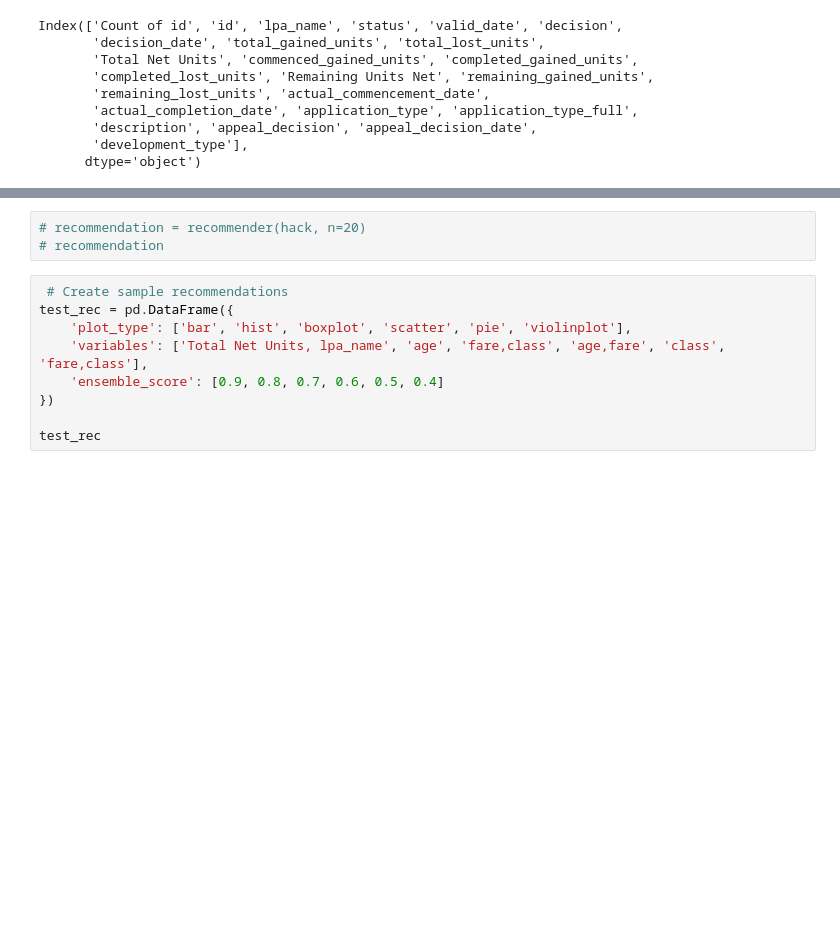
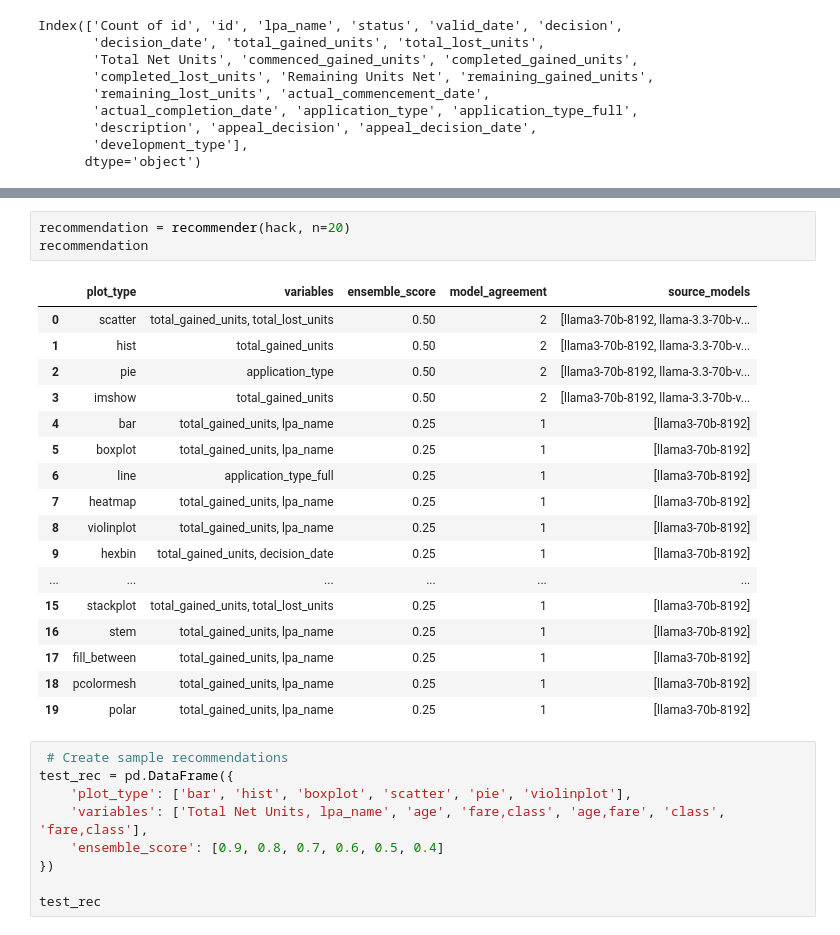
Before and after one commit to jerryola1/PlotSenseAI, a Jupyter notebook: test.ipynb, the cells around one changed output, grey strips where cells are left out. Drawn from its saved outputs; the diff is of its cells as text; blank space fills up the shorter version.

```diff
--- a/test.ipynb
+++ b/test.ipynb
@@ -79,6 +82,24 @@ Index(['Count of id', 'id', 'lpa_name', 'status', 'valid_date', 'decision',
 # %%
-# recommendation = recommender(hack, n=20)
-# recommendation
+recommendation = recommender(hack, n=20)
+recommendation
+# %% [output]
+|  | plot_type | variables | ensemble_score | model_agreement | source_models |
+| 0 | scatter | total_gained_units, total_lost_units | 0.50 | 2 | [llama3-70b-8192, llama-3.3-70b-v... |
+| 1 | hist | total_gained_units | 0.50 | 2 | [llama3-70b-8192, llama-3.3-70b-v... |
+| 2 | pie | application_type | 0.50 | 2 | [llama3-70b-8192, llama-3.3-70b-v... |
+| 3 | imshow | total_gained_units | 0.50 | 2 | [llama3-70b-8192, llama-3.3-70b-v... |
+| 4 | bar | total_gained_units, lpa_name | 0.25 | 1 | [llama3-70b-8192] |
+| 5 | boxplot | total_gained_units, lpa_name | 0.25 | 1 | [llama3-70b-8192] |
+| 6 | line | application_type_full | 0.25 | 1 | [llama3-70b-8192] |
+| 7 | heatmap | total_gained_units, lpa_name | 0.25 | 1 | [llama3-70b-8192] |
+| 8 | violinplot | total_gained_units, lpa_name | 0.25 | 1 | [llama3-70b-8192] |
+| 9 | hexbin | total_gained_units, decision_date | 0.25 | 1 | [llama3-70b-8192] |
+| ... | ... | ... | ... | ... | ... |
+| 15 | stackplot | total_gained_units, total_lost_units | 0.25 | 1 | [llama3-70b-8192] |
+| 16 | stem | total_gained_units, lpa_name | 0.25 | 1 | [llama3-70b-8192] |
+| 17 | fill_between | total_gained_units, lpa_name | 0.25 | 1 | [llama3-70b-8192] |
+| 18 | pcolormesh | total_gained_units, lpa_name | 0.25 | 1 | [llama3-70b-8192] |
+| 19 | polar | total_gained_units, lpa_name | 0.25 | 1 | [llama3-70b-8192] |
 # %%
  # Create sample recommendations
 test_rec = pd.DataFrame({
```
Also changed, not shown: parts of 9 cells of this notebook, 8 other files.
